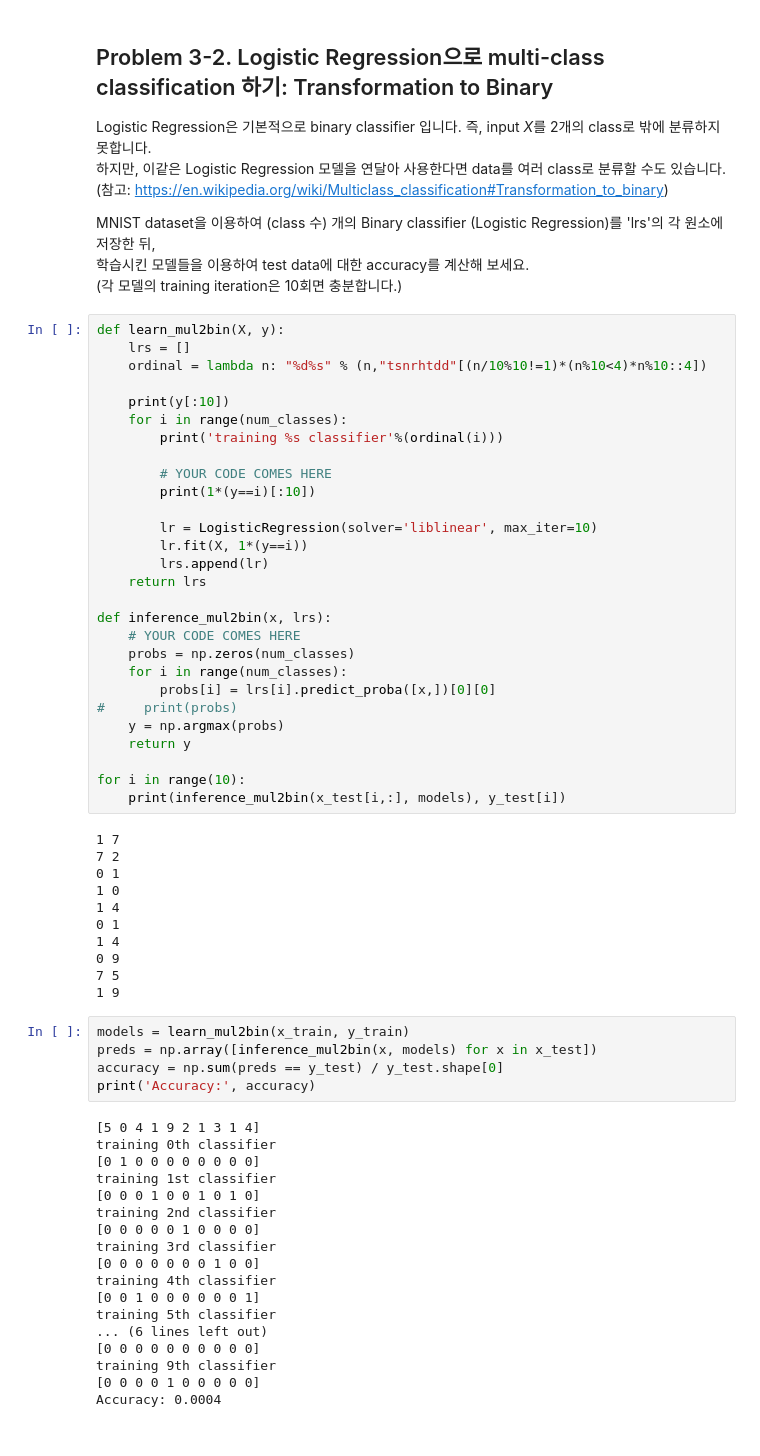
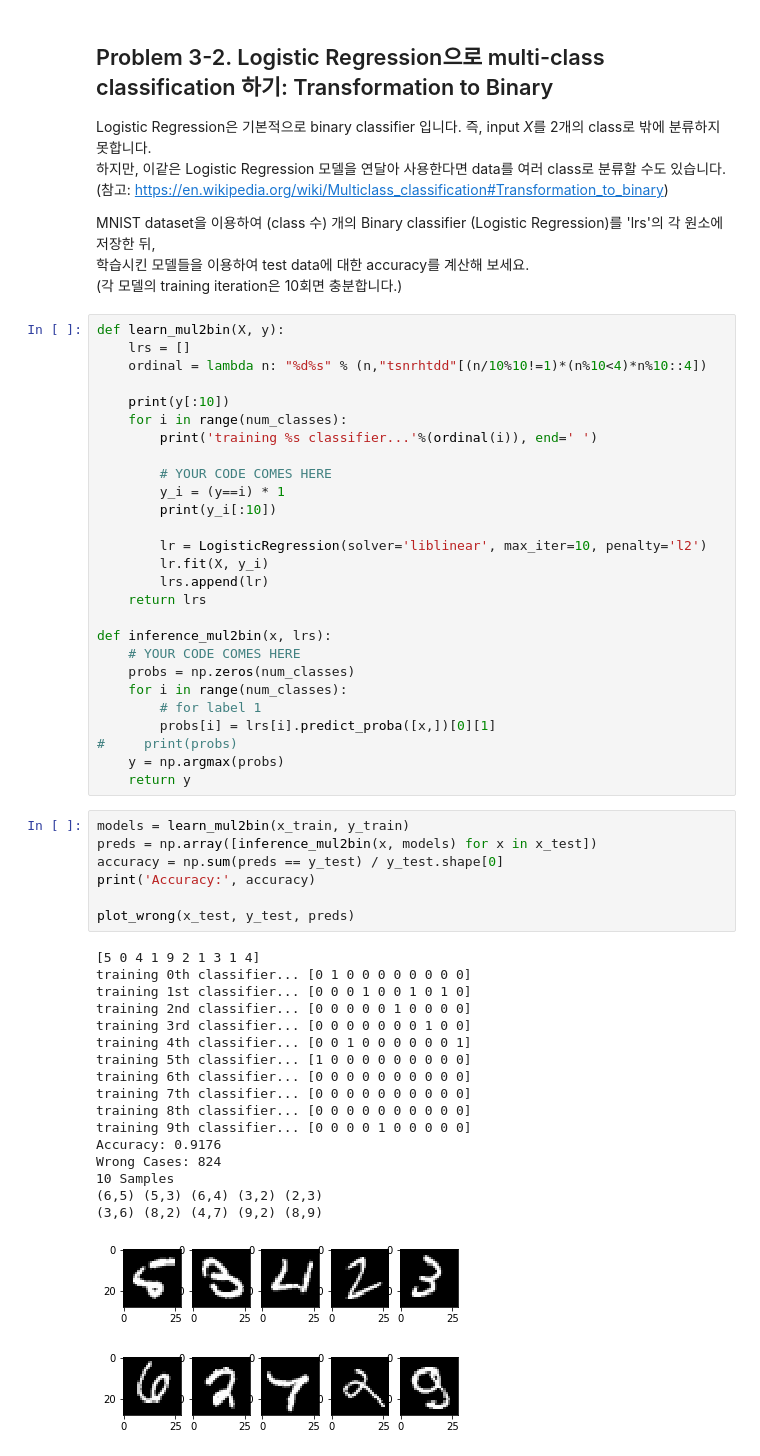
Before and after one commit to lucetre-snu/20s-machine-learning, a Jupyter notebook: Assignment1/AS1-Logistic_Regression.ipynb, the cells around one changed output. Cells and saved outputs as stored; diff of their text form.

```diff
--- a/Assignment1/AS1-Logistic_Regression.ipynb
+++ b/Assignment1/AS1-Logistic_Regression.ipynb
@@ -269,13 +283,14 @@ def learn_mul2bin(X, y):
 
     print(y[:10])
     for i in range(num_classes):
-        print('training %s classifier'%(ordinal(i)))
+        print('training %s classifier...'%(ordinal(i)), end=' ')
 
         # YOUR CODE COMES HERE
-        print(1*(y==i)[:10])
+        y_i = (y==i) * 1
+        print(y_i[:10])
 
-        lr = LogisticRegression(solver='liblinear', max_iter=10)
-        lr.fit(X, 1*(y==i))
+        lr = LogisticRegression(solver='liblinear', max_iter=10, penalty='l2')
+        lr.fit(X, y_i)
         lrs.append(lr)
     return lrs
 
@@ -283,44 +298,34 @@ def inference_mul2bin(x, lrs):
     # YOUR CODE COMES HERE
     probs = np.zeros(num_classes)
     for i in range(num_classes):
-        probs[i] = lrs[i].predict_proba([x,])[0][0]
+        # for label 1
+        probs[i] = lrs[i].predict_proba([x,])[0][1]
 #     print(probs)
     y = np.argmax(probs)
     return y
-
-for i in range(10):
-    print(inference_mul2bin(x_test[i,:], models), y_test[i])
-# %% [output]
-1 7
-7 2
-0 1
-1 0
-1 4
-0 1
-1 4
-0 9
-7 5
-1 9
 # %%
 models = learn_mul2bin(x_train, y_train)
 preds = np.array([inference_mul2bin(x, models) for x in x_test])
 accuracy = np.sum(preds == y_test) / y_test.shape[0]
 print('Accuracy:', accuracy)
+
+plot_wrong(x_test, y_test, preds)
 # %% [output]
 [5 0 4 1 9 2 1 3 1 4]
-training 0th classifier
-[0 1 0 0 0 0 0 0 0 0]
-training 1st classifier
-[0 0 0 1 0 0 1 0 1 0]
-training 2nd classifier
-[0 0 0 0 0 1 0 0 0 0]
-training 3rd classifier
-[0 0 0 0 0 0 0 1 0 0]
-training 4th classifier
-[0 0 1 0 0 0 0 0 0 1]
-training 5th classifier
-... (6 lines left out)
-[0 0 0 0 0 0 0 0 0 0]
-training 9th classifier
-[0 0 0 0 1 0 0 0 0 0]
-Accuracy: 0.0004
+training 0th classifier... [0 1 0 0 0 0 0 0 0 0]
+training 1st classifier... [0 0 0 1 0 0 1 0 1 0]
+training 2nd classifier... [0 0 0 0 0 1 0 0 0 0]
+training 3rd classifier... [0 0 0 0 0 0 0 1 0 0]
+training 4th classifier... [0 0 1 0 0 0 0 0 0 1]
+training 5th classifier... [1 0 0 0 0 0 0 0 0 0]
+training 6th classifier... [0 0 0 0 0 0 0 0 0 0]
+training 7th classifier... [0 0 0 0 0 0 0 0 0 0]
+training 8th classifier... [0 0 0 0 0 0 0 0 0 0]
+training 9th classifier... [0 0 0 0 1 0 0 0 0 0]
+Accuracy: 0.9176
+Wrong Cases: 824
+10 Samples
+(6,5) (5,3) (6,4) (3,2) (2,3)
+(3,6) (8,2) (4,7) (9,2) (8,9)
+[figure, added]
+[figure, added]
```
Also changed, not shown: parts of 9 cells of this notebook, 7 other files.
